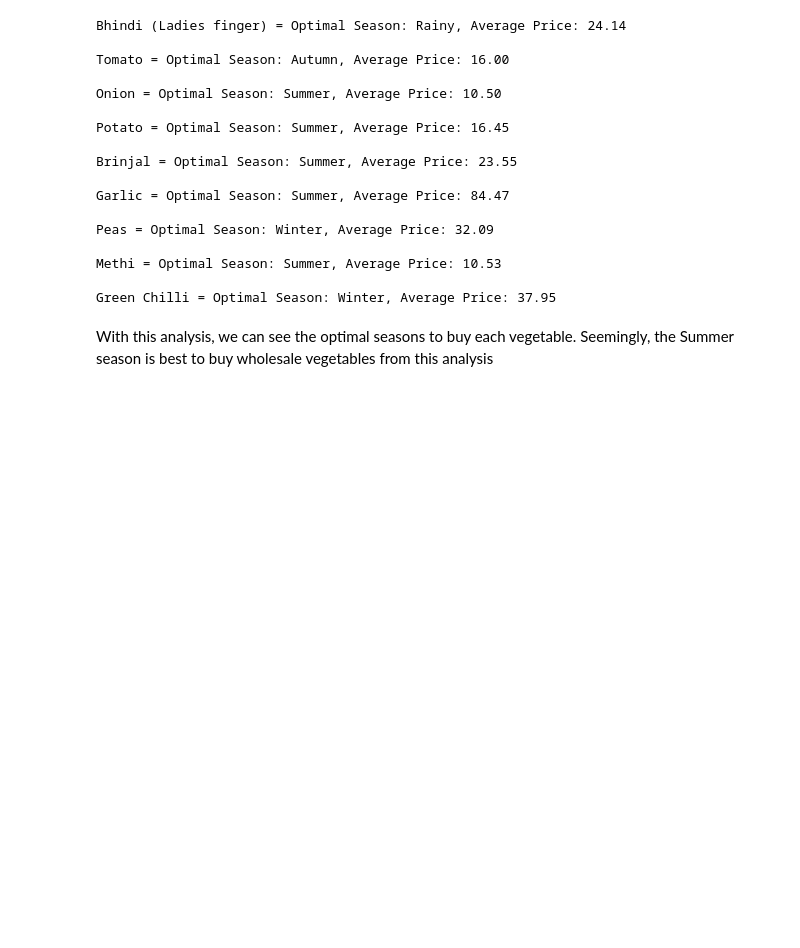
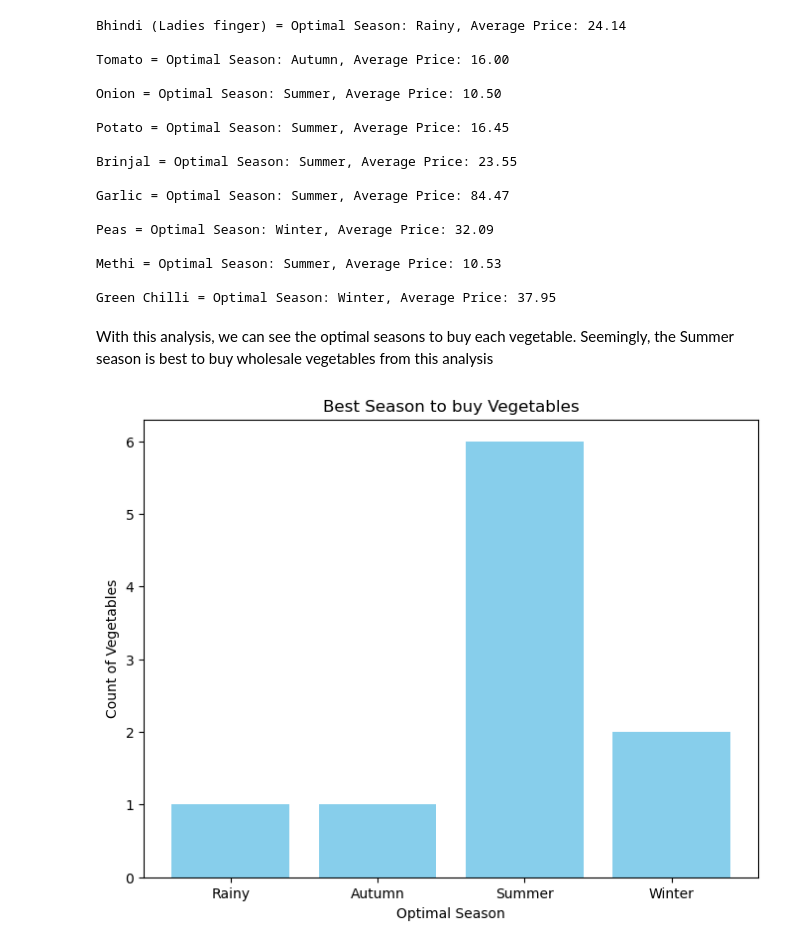
Before and after one commit to Thato-Th/ExploreAI-Python-Project, a Jupyter notebook: Vegetables Prices Analysis.ipynb, the cells around one changed output. Drawn from its saved outputs; the diff is of its cells as text; code cells hidden in the pictures; blank space fills up the shorter version.

```diff
--- a/Vegetables Prices Analysis.ipynb
+++ b/Vegetables Prices Analysis.ipynb
@@ -490,3 +490,26 @@ Methi = Optimal Season: Summer, Average Price: 10.53
 Green Chilli = Optimal Season: Winter, Average Price: 37.95
 # %% [markdown]
 With this analysis, we can see the optimal seasons to buy each vegetable. Seemingly, the Summer season is best to buy wholesale vegetables from this analysis
+# %%
+import matplotlib.pyplot as plt
+from collections import Counter
+
+# Data for the optimal seasons
+seasons = ['Rainy', 'Autumn', 'Summer', 'Summer', 'Summer', 'Summer', 'Winter', 'Summer', 'Winter', 'Summer']
+
+# Count occurrences of each season
+season_count = Counter(seasons)
+
+# Create a bar graph
+plt.figure(figsize=(8, 6))
+plt.bar(season_count.keys(), season_count.values(), color='skyblue')
+
+# Adding labels and title
+plt.xlabel('Optimal Season')
+plt.ylabel('Count of Vegetables')
+plt.title('Best Season to buy Vegetables')
+
+# Show the plot
+plt.show()
+# %% [output]
+[figure, added]
```
Also changed, not shown: parts of 1 cell of this notebook.
